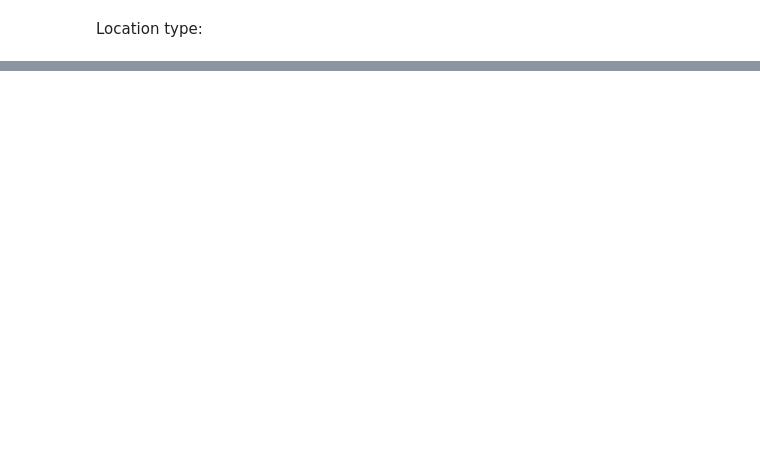
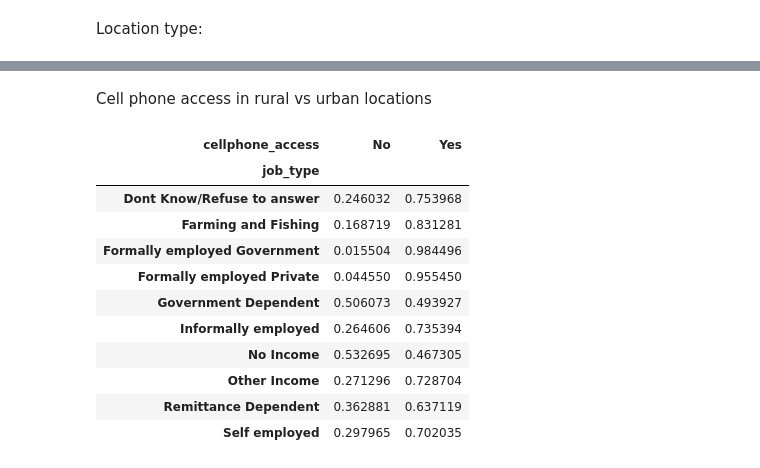
Before and after one commit to Levaldo42/ds-ml-financial-inclusion-project, a Jupyter notebook: technical_notebook.ipynb, the cells around one changed output, grey strips where cells are left out. Saved outputs shown, nothing was run; the diff lists cells and outputs as text; code cells hidden in the pictures; blank space fills up the shorter version.

```diff
--- a/technical_notebook.ipynb
+++ b/technical_notebook.ipynb
@@ -632,0 +779,17 @@ plt.show()
+# %% [markdown]
+Cell phone access in rural vs urban locations
+# %%
+pd.crosstab( df.job_type,df.cellphone_access,normalize="index")
+# %% [output]
+| cellphone_access | No | Yes |
+| job_type |  |  |
+| Dont Know/Refuse to answer | 0.246032 | 0.753968 |
+| Farming and Fishing | 0.168719 | 0.831281 |
+| Formally employed Government | 0.015504 | 0.984496 |
+| Formally employed Private | 0.044550 | 0.955450 |
+| Government Dependent | 0.506073 | 0.493927 |
+| Informally employed | 0.264606 | 0.735394 |
+| No Income | 0.532695 | 0.467305 |
+| Other Income | 0.271296 | 0.728704 |
+| Remittance Dependent | 0.362881 | 0.637119 |
+| Self employed | 0.297965 | 0.702035 |
```
Also changed, not shown: parts of 21 cells of this notebook.
